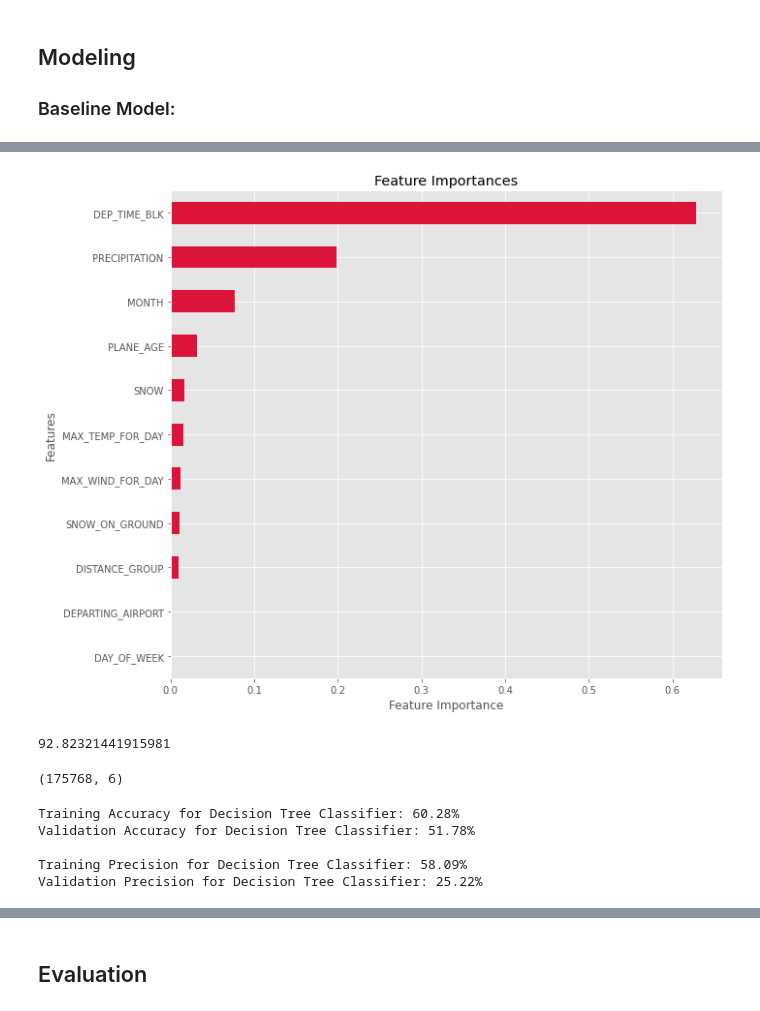
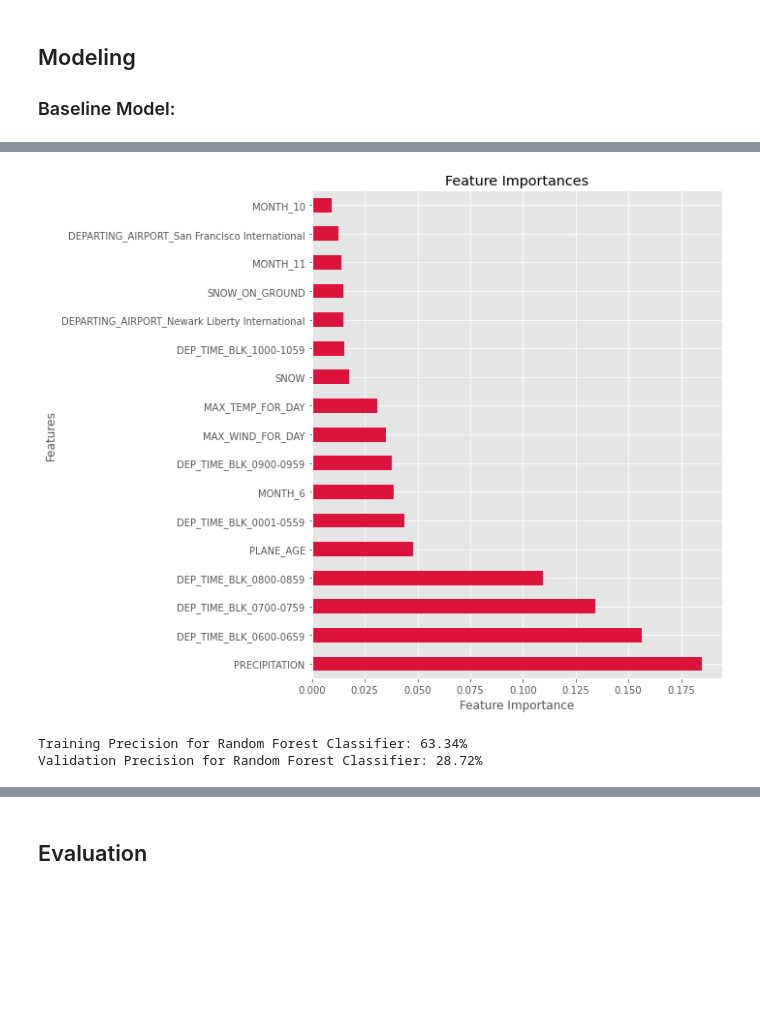
Before and after one commit to rookiescientist-andre/Whats-My-Flight-Status, a Jupyter notebook: flight_status_model.ipynb, the cells around one changed output, grey strips where cells are left out. Saved outputs shown, nothing was run; the diff lists cells and outputs as text; code cells hidden in the pictures; blank space fills up the shorter version.

Commit message:
More modeling done

```diff
--- a/flight_status_model.ipynb
+++ b/flight_status_model.ipynb
@@ -467,10 +423,0 @@ data2.head()
-# %%
-# List (and sort) the value counts of each departing airport
-value_counts_airports = data2['DEPARTING_AIRPORT'].value_counts().sort_index()
-
-# Create a dictionary that associates each unique airport with a unique number
-airport_number = {value: i for i, value in enumerate(value_counts_airports.index)}
-
-# Replace each departing airport with its corresponding unique value
-data2['DEPARTING_AIRPORT'] = data2['DEPARTING_AIRPORT'].map(airport_number)
-data2.head()
@@ -525,3 +478,6 @@ ax.yaxis.set_visible(False);
 [figure]
 # %% [markdown]
 ### Further Preprocessing:
+# %%
+cols_to_encode = ['MONTH', 'DAY_OF_WEEK', 'DEP_TIME_BLK', 'DISTANCE_GROUP', 'DEPARTING_AIRPORT']
+data2_enc = pd.get_dummies(data2, columns=cols_to_encode)
@@ -528,6 +494,6 @@ ax.yaxis.set_visible(False);
 # %%
-y = data2['DELAYED']
-X = data2.drop('DELAYED', axis=1)
+y = data2_enc['DELAYED']
+X = data2_enc.drop('DELAYED', axis=1)
 
 X_train, X_test, y_train, y_test = train_test_split(X, y, test_size=.25, random_state=seed)
 X_train.shape
@@ -574,7 +540,7 @@ X_train.shape
 ### Baseline Model:
 # %%
 # Create a baseline model - a Decision Tree
-tree_clf = DecisionTreeClassifier(max_depth=5, random_state=seed)
+tree_clf = DecisionTreeClassifier(max_depth=10, random_state=seed, class_weight='balanced')
 tree_clf.fit(X_train, y_train_res)
 
 # Predict estimates for both training & test sets
@@ -627,53 +593,29 @@ print(feature_rankings)
 # %%
 # Visualize the feature importances
 importances = tree_clf.feature_importances_
 important_features = pd.Series(importances, index=X_train.columns)
 
 
 fig, ax = plt.subplots(figsize=(10, 8))
-important_features.nsmallest(11).plot(kind='barh', color='crimson')
+important_features.nlargest(17).plot(kind='barh', color='crimson')
 ax.set_title("Feature Importances")
 ax.set_xlabel("Feature Importance")
 ax.set_ylabel("Features")
 fig.tight_layout()
 # %% [output]
-[figure, old version]
+[figure, new version]
-# %%
-pca = PCA(n_components=6, random_state=seed)
-pca_train = pca.fit_transform(X_train)
-pca_val = pca.transform(X_val)
-pca_test = pca.transform(X_test)
-print(np.sum(pca.explained_variance_ratio_)*100)
-# %% [output]
-92.82321441915981
-# %%
-X_train = pd.DataFrame(pca_train, columns = ['principal component 1', 'principal component 2', 'principal component 3',
-                                            'principal component 4', 'principal component 5', 'principal component 6'])
-X_val = pd.DataFrame(pca_val, columns = ['principal component 1', 'principal component 2', 'principal component 3',
-                                            'principal component 4', 'principal component 5', 'principal component 6'])
-X_test = pd.DataFrame(pca_test, columns = ['principal component 1', 'principal component 2', 'principal component 3',
-                                            'principal component 4', 'principal component 5', 'principal component 6'])
-X_train.shape
-# %% [output]
-(175768, 6)
 # %%
-# Create another Decision Tree
-tree_clf2 = DecisionTreeClassifier(max_depth=5, random_state=seed)
-tree_clf2.fit(X_train, y_train_res)
+# Create a Random Forests model & evaluate both sets' accuracies
+forest = RandomForestClassifier(n_estimators=300, max_depth=10, random_state=seed)
+forest.fit(X_train, y_train_res)
 
-# Predict estimates for both training & test sets
-y_train_hat = tree_clf2.predict(X_train)
-y_val_hat = tree_clf2.predict(X_val)
+# Predict estimates for both sets of data
+y_train_hat = forest.predict(X_train)
+y_val_hat = forest.predict(X_val)
 
-# Print the accuracy and precision scores for both sets of data
-print("Training Accuracy for Decision Tree Classifier: {:.4}%".format(accuracy_score(y_train_res, y_train_hat) * 100))
-print("Validation Accuracy for Decision Tree Classifier: {:.4}%".format(accuracy_score(y_val, y_val_hat) * 100))
-print('')
-print("Training Precision for Decision Tree Classifier: {:.4}%".format(precision_score(y_train_res, y_train_hat) * 100))
-print("Validation Precision for Decision Tree Classifier: {:.4}%".format(precision_score(y_val, y_val_hat) * 100))
+# Print precision scores
+print("Training Precision for Random Forest Classifier: {:.4}%".format(precision_score(y_train_res, y_train_hat) * 100))
+print("Validation Precision for Random Forest Classifier: {:.4}%".format(precision_score(y_val, y_val_hat) * 100))
 # %% [output]
-Training Accuracy for Decision Tree Classifier: 60.28%
-Validation Accuracy for Decision Tree Classifier: 51.78%
-
-Training Precision for Decision Tree Classifier: 58.09%
-Validation Precision for Decision Tree Classifier: 25.22%
+Training Precision for Random Forest Classifier: 63.34%
+Validation Precision for Random Forest Classifier: 28.72%
```
Also changed, not shown: parts of 26 cells of this notebook.
